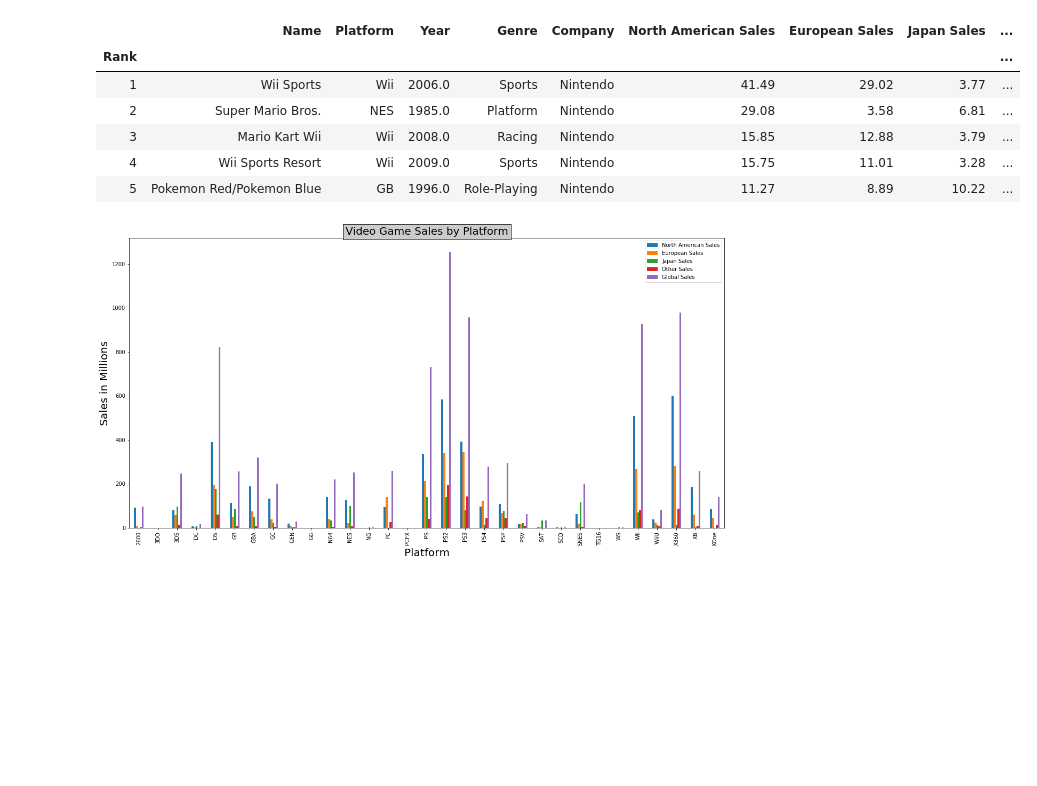
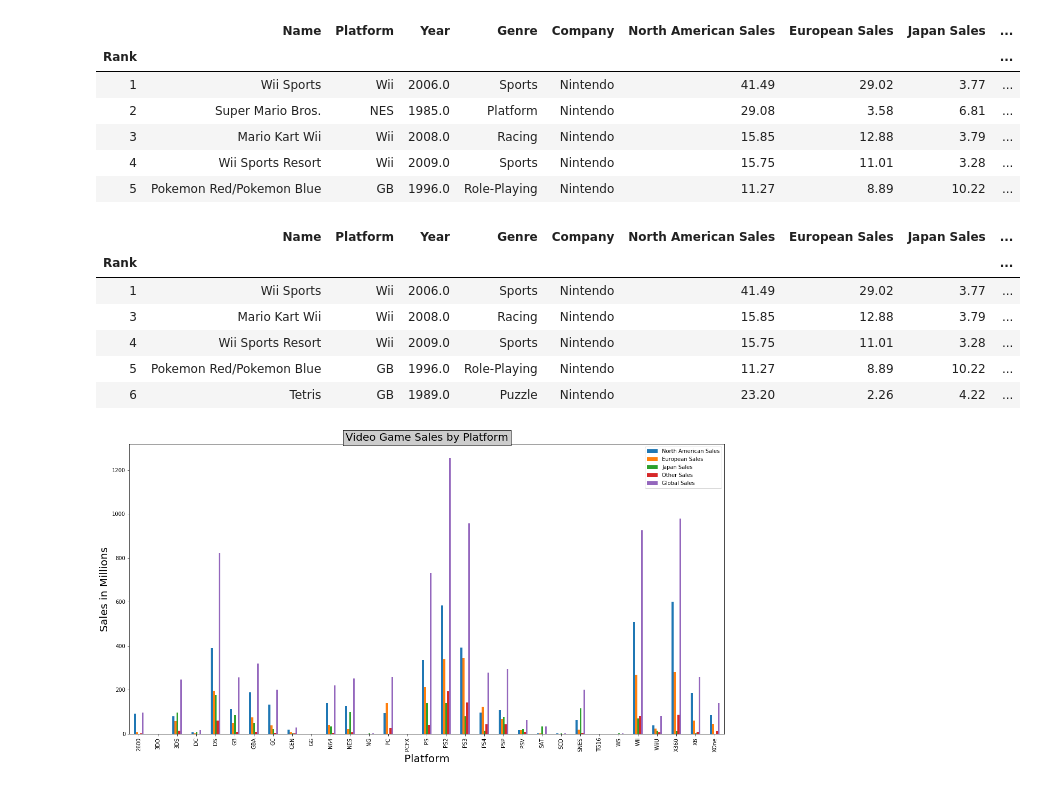
Before and after one commit to Camkilpat/Project-1, a Jupyter notebook: Project 1.ipynb, the cells around one changed output. Saved outputs shown, nothing was run; the diff lists cells and outputs as text; code cells hidden in the pictures; blank space fills up the shorter version.

```diff
--- a/Project 1.ipynb
+++ b/Project 1.ipynb
@@ -27,6 +27,17 @@ video_games_df.head()
 | 3 | Mario Kart Wii | Wii | 2008.0 | Racing | Nintendo | 15.85 | 12.88 | 3.79 | ... |
 | 4 | Wii Sports Resort | Wii | 2009.0 | Sports | Nintendo | 15.75 | 11.01 | 3.28 | ... |
 | 5 | Pokemon Red/Pokemon Blue | GB | 1996.0 | Role-Playing | Nintendo | 11.27 | 8.89 | 10.22 | ... |
+# %%
+significant_sales = video_games_df[video_games_df.Platform != 'NES']
+significant_sales.head()
+# %% [output]
+|  | Name | Platform | Year | Genre | Company | North American Sales | European Sales | Japan Sales | ... |
+| Rank |  |  |  |  |  |  |  |  | ... |
+| 1 | Wii Sports | Wii | 2006.0 | Sports | Nintendo | 41.49 | 29.02 | 3.77 | ... |
+| 3 | Mario Kart Wii | Wii | 2008.0 | Racing | Nintendo | 15.85 | 12.88 | 3.79 | ... |
+| 4 | Wii Sports Resort | Wii | 2009.0 | Sports | Nintendo | 15.75 | 11.01 | 3.28 | ... |
+| 5 | Pokemon Red/Pokemon Blue | GB | 1996.0 | Role-Playing | Nintendo | 11.27 | 8.89 | 10.22 | ... |
+| 6 | Tetris | GB | 1989.0 | Puzzle | Nintendo | 23.20 | 2.26 | 4.22 | ... |
 # %%
 #find the number of sales per platform for each region
 platform_df = video_games_df.groupby('Platform')
```
Also changed, not shown: parts of 1 cell of this notebook.
